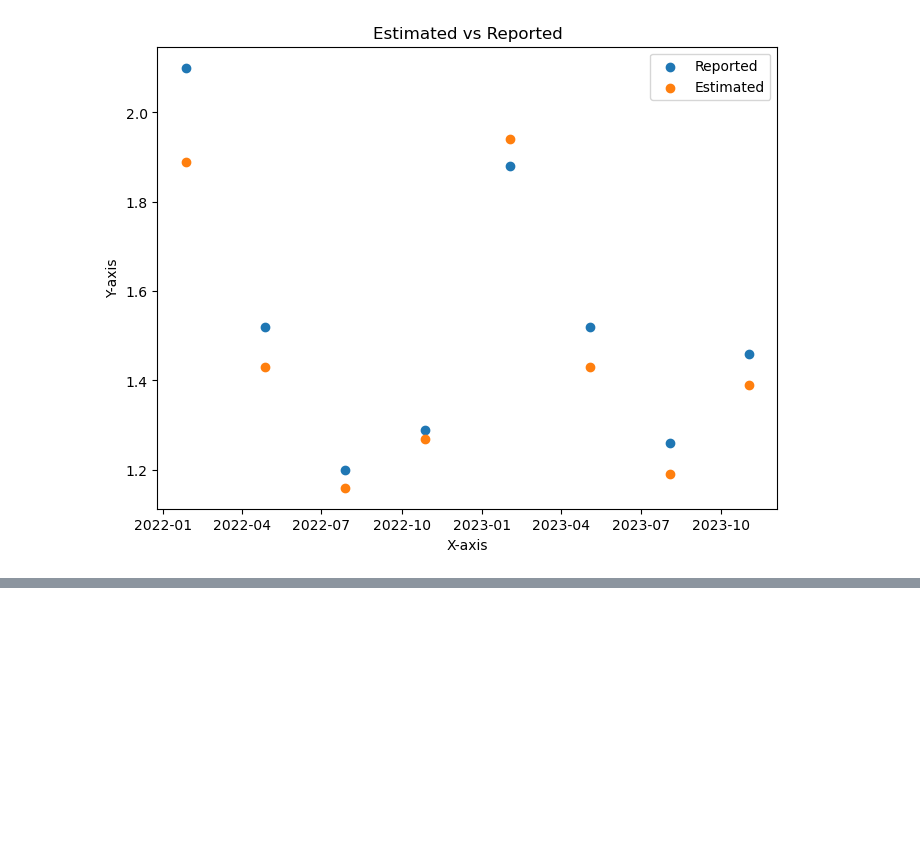
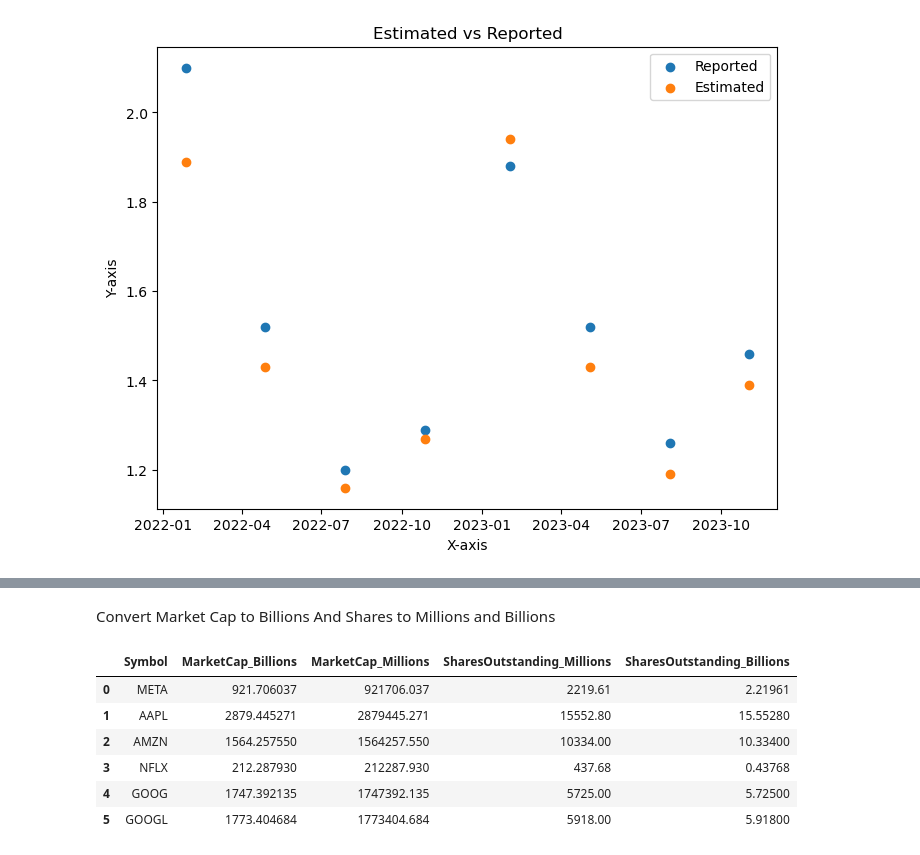
Before and after one commit to itsakcode/stock_analysis, a Jupyter notebook: src/stock_market.ipynb, the cells around one changed output, grey strips where cells are left out. Cells and saved outputs as stored; diff of their text form; code cells hidden in the pictures; blank space fills up the shorter version.

```diff
--- a/src/stock_market.ipynb
+++ b/src/stock_market.ipynb
@@ -627,0 +603,21 @@ plt.show()
+# %% [markdown]
+Convert Market Cap to Billions
+And Shares to Millions and Billions
+# %%
+companies_overview_df['MarketCap_Millions'] = companies_overview_df['MarketCapitalization'] / 1_000_000
+
+companies_overview_df['MarketCap_Billions'] = companies_overview_df['MarketCapitalization'] / 1_000_000_000
+
+companies_overview_df['SharesOutstanding_Millions'] = companies_overview_df['SharesOutstanding'] / 1_000_000
+
+companies_overview_df['SharesOutstanding_Billions'] = companies_overview_df['SharesOutstanding'] / 1_000_000_000
+
+companies_overview_df[['Symbol', 'MarketCap_Billions', 'MarketCap_Millions', 'SharesOutstanding_Millions', 'SharesOutstanding_Billions']]
+# %% [output]
+|  | Symbol | MarketCap_Billions | MarketCap_Millions | SharesOutstanding_Millions | SharesOutstanding_Billions |
+| 0 | META | 921.706037 | 921706.037 | 2219.61 | 2.21961 |
+| 1 | AAPL | 2879.445271 | 2879445.271 | 15552.80 | 15.55280 |
+| 2 | AMZN | 1564.257550 | 1564257.550 | 10334.00 | 10.33400 |
+| 3 | NFLX | 212.287930 | 212287.930 | 437.68 | 0.43768 |
+| 4 | GOOG | 1747.392135 | 1747392.135 | 5725.00 | 5.72500 |
+| 5 | GOOGL | 1773.404684 | 1773404.684 | 5918.00 | 5.91800 |
```
Also changed, not shown: parts of 16 cells of this notebook, 7 other files.
